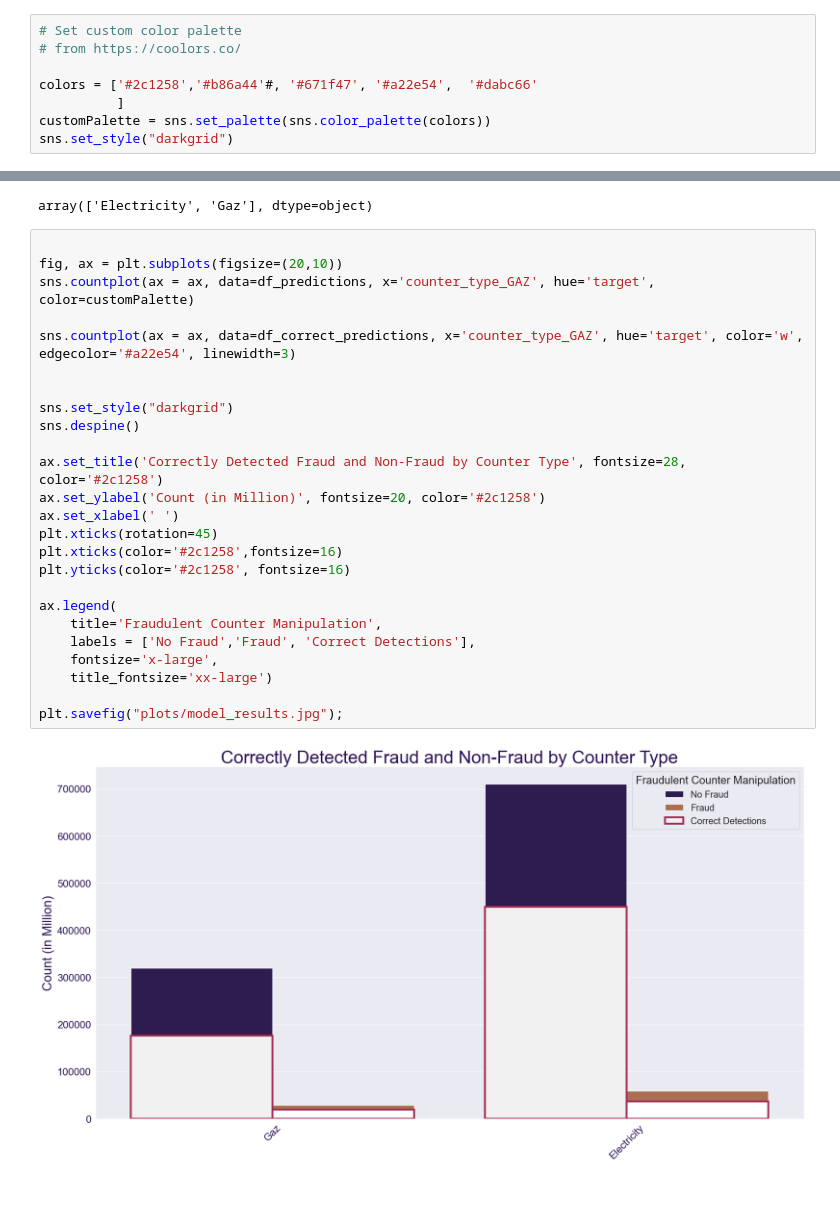
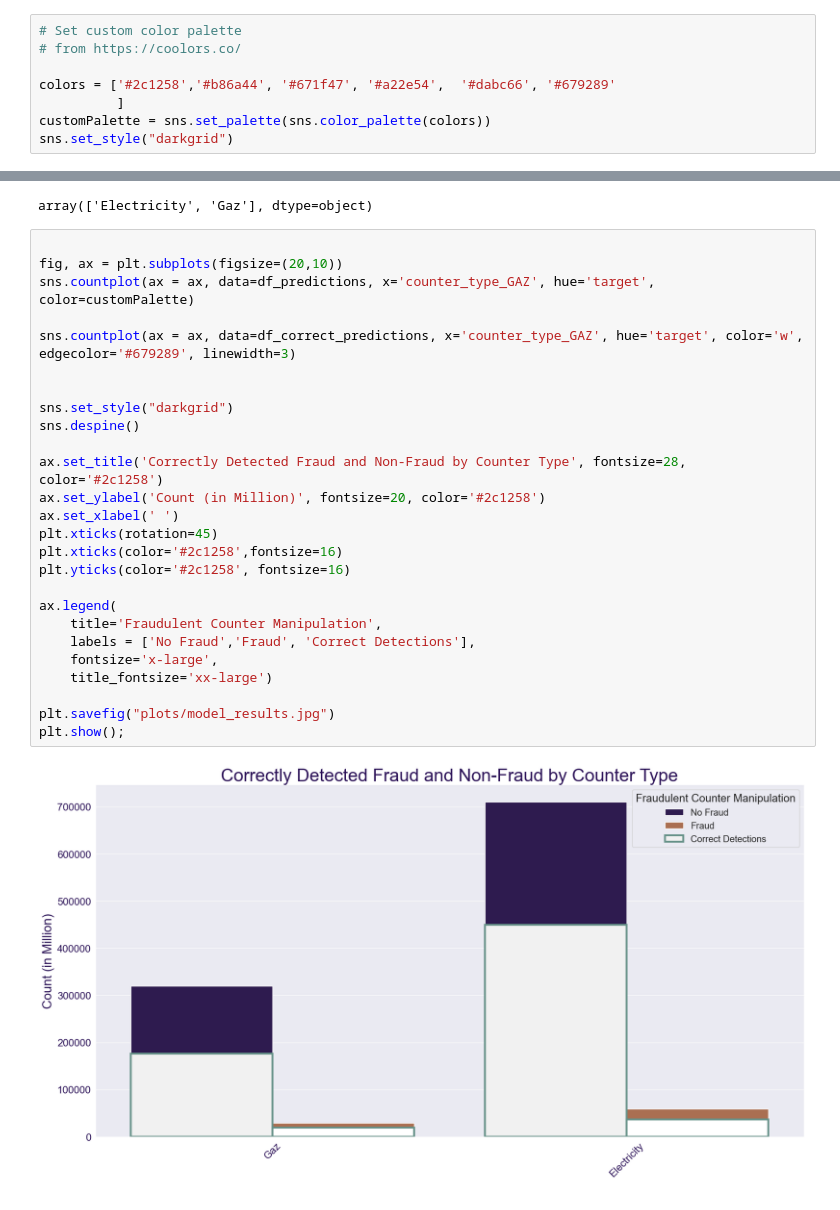
Before and after one commit to Cazta/fraud_detection_electricity_company, a Jupyter notebook: plot_target_distribution.ipynb, the cells around one changed output, grey strips where cells are left out. Drawn from its saved outputs; the diff is of its cells as text.

Commit message:
change coloring on tager distribution plot

```diff
--- a/plot_target_distribution.ipynb
+++ b/plot_target_distribution.ipynb
@@ -53,7 +53,7 @@ array(['Electricity', 'Gaz'], dtype=object)
 # Set custom color palette
 # from https://coolors.co/
 
-colors = ['#2c1258','#b86a44'#, '#671f47', '#a22e54',  '#dabc66'
+colors = ['#2c1258','#b86a44', '#671f47', '#a22e54',  '#dabc66', '#679289'
           ]
 customPalette = sns.set_palette(sns.color_palette(colors))
 sns.set_style("darkgrid")
@@ -130,27 +130,28 @@ array(['Electricity', 'Gaz'], dtype=object)
 # %%
 
 fig, ax = plt.subplots(figsize=(20,10))
 sns.countplot(ax = ax, data=df_predictions, x='counter_type_GAZ', hue='target', color=customPalette)
 
-sns.countplot(ax = ax, data=df_correct_predictions, x='counter_type_GAZ', hue='target', color='w', edgecolor='#a22e54', linewidth=3)
+sns.countplot(ax = ax, data=df_correct_predictions, x='counter_type_GAZ', hue='target', color='w', edgecolor='#679289', linewidth=3)
 
 
 sns.set_style("darkgrid")
 sns.despine()
 
 ax.set_title('Correctly Detected Fraud and Non-Fraud by Counter Type', fontsize=28, color='#2c1258')
 ax.set_ylabel('Count (in Million)', fontsize=20, color='#2c1258')
 ax.set_xlabel(' ')
 plt.xticks(rotation=45)
 plt.xticks(color='#2c1258',fontsize=16)
 plt.yticks(color='#2c1258', fontsize=16)
 
 ax.legend(
     title='Fraudulent Counter Manipulation',
     labels = ['No Fraud','Fraud', 'Correct Detections'],
     fontsize='x-large',
     title_fontsize='xx-large')
 
-plt.savefig("plots/model_results.jpg");
+plt.savefig("plots/model_results.jpg")
+plt.show();
 # %% [output]
-[figure, old version]
+[figure, new version]
```
Also changed, not shown: 1 other file.
